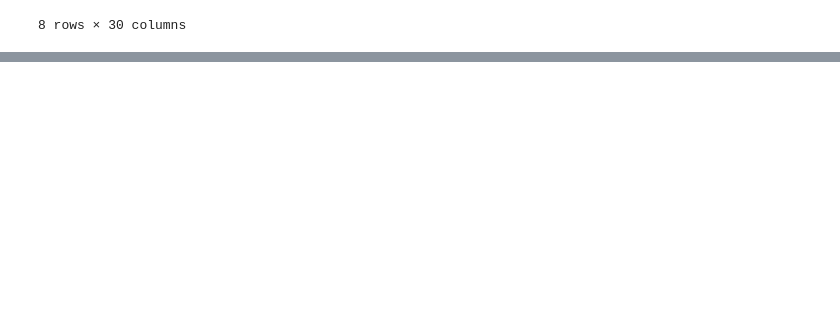
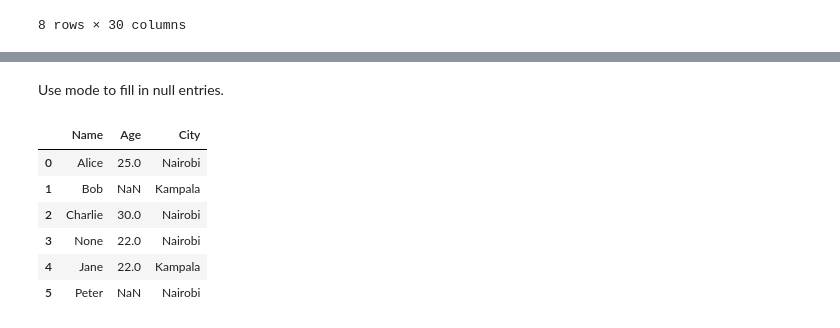
Before and after one commit to MarwaBrian/MockPhase1, a Jupyter notebook: project1/project.ipynb, the cells around one changed output, grey strips where cells are left out. Drawn from its saved outputs; the diff is of its cells as text; code cells hidden in the pictures; blank space fills up the shorter version.

```diff
--- a/project1/project.ipynb
+++ b/project1/project.ipynb
@@ -84,0 +204,18 @@ df.describe()
+# %% [markdown]
+Use mode to fill in null entries.
+# %%
+data_copy = data.copy()
+
+city_mode = data_copy['City'].mode()[0]
+
+data_copy['City'] = data_copy['City'].fillna(city_mode)
+
+data_copy
+# %% [output]
+|  | Name | Age | City |
+| 0 | Alice | 25.0 | Nairobi |
+| 1 | Bob | NaN | Kampala |
+| 2 | Charlie | 30.0 | Nairobi |
+| 3 | None | 22.0 | Nairobi |
+| 4 | Jane | 22.0 | Kampala |
+| 5 | Peter | NaN | Nairobi |
```
Also changed, not shown: parts of 21 cells of this notebook, 1 other file.
